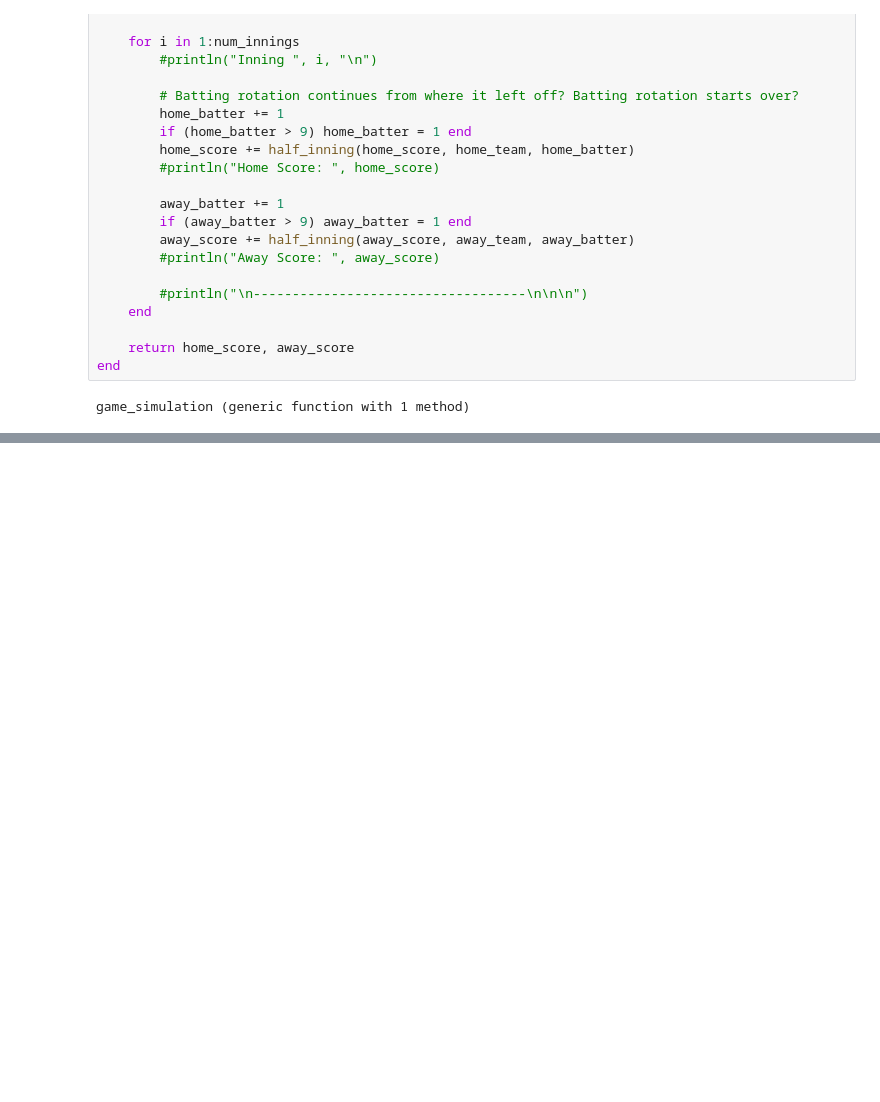
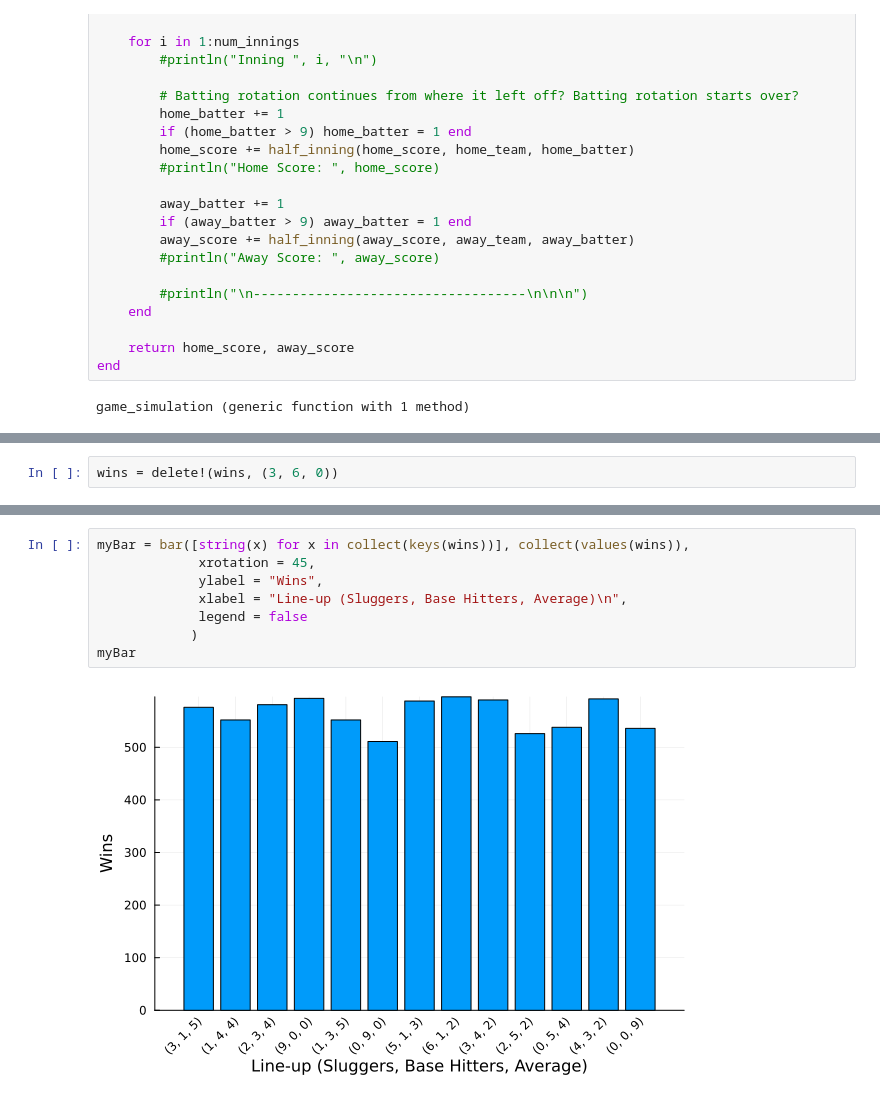
Before and after one commit to jyanga23/BaseballSim, a Jupyter notebook: Project3_markov.ipynb, the cells around one changed output, grey strips where cells are left out. Saved outputs shown, nothing was run; the diff lists cells and outputs as text; blank space fills up the shorter version.

```diff
--- a/Project3_markov.ipynb
+++ b/Project3_markov.ipynb
@@ -388,0 +419,2 @@ using Plots
+# %%
+wins = delete!(wins, (3, 6, 0))
@@ -389,3 +436,13 @@ using Plots
+# %%
+myBar = bar([string(x) for x in collect(keys(wins))], collect(values(wins)),
+             xrotation = 45,
+             ylabel = "Wins",
+             xlabel = "Line-up (Sluggers, Base Hitters, Average)\n",
+             legend = false
+            )
+myBar
+# %% [output]
+[figure, added]
 # %%
 plt = bar([string(x) for x in collect(keys(results))], collect(values(results)),
             ylabel = "Avg Score (1000 games)",
```
Also changed, not shown: parts of 7 cells of this notebook.
